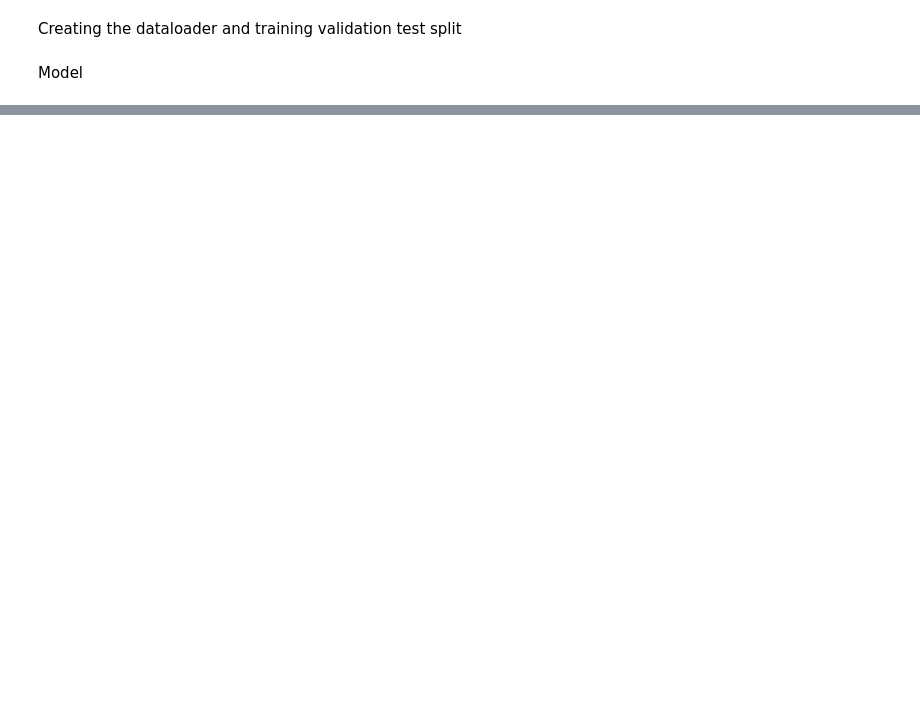
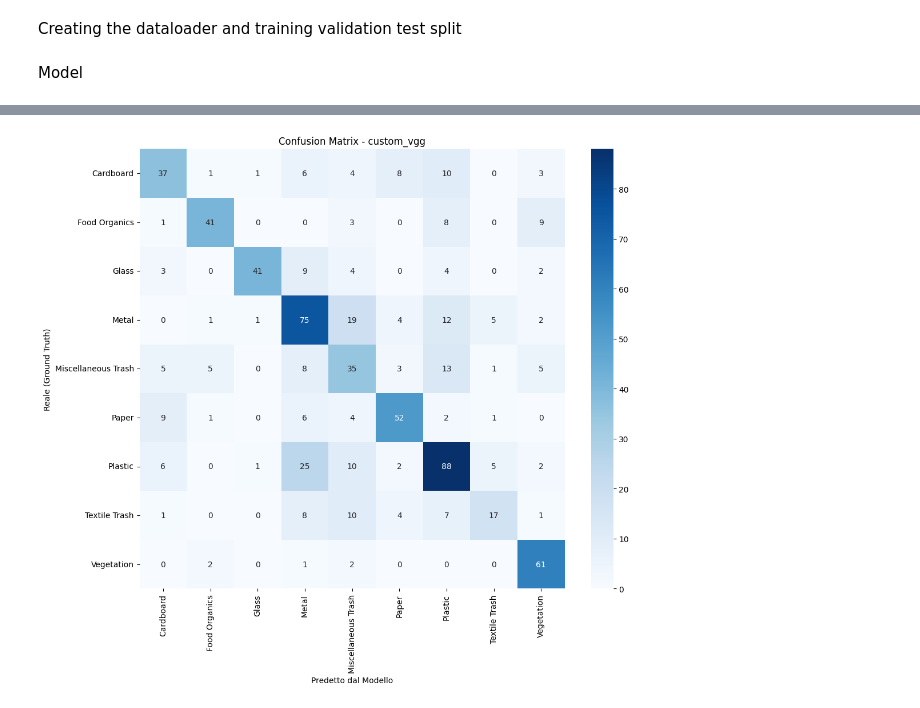
Before and after one commit to DanBracs7/waste-classification, a Jupyter notebook: waste_classification_FDS.ipynb, the cells around one changed output, grey strips where cells are left out. Saved outputs shown, nothing was run; the diff lists cells and outputs as text; code cells hidden in the pictures; blank space fills up the shorter version.

Commit message:
notebook completato con i nuovi modelli pronto da modificare

```diff
--- a/easynotebook.ipynb
+++ b/waste_classification_FDS.ipynb
@@ -305,8 +267,6 @@ def save_history(history, filename):
         pickle.dump(history, f)
     print(f"History salvata in: {filepath}")
 # %%
-
-
 def get_dataloaders():
     """
     Returns DataLoaders for Train, Val, and Test
@@ -333,15 +293,15 @@ def get_dataloaders():
     }
 
     # Dataset creation
-    image_datasets = {x: datasets.ImageFolder(os.path.join(config.PROCESSED_DATA_DIR, x),
+    image_datasets = {x: datasets.ImageFolder(os.path.join(PROCESSED_DATA_DIR, x),
                                               data_transforms[x])
                       for x in ['train', 'val', 'test']}
 
     # DataLoader creation
     dataloaders = {x: DataLoader(image_datasets[x],
-                                 batch_size=config.BATCH_SIZE,
+                                 batch_size=BATCH_SIZE,
                                  shuffle=(x=='train'), # Shuffle only the train
-                                 num_workers=config.NUM_WORKERS)
+                                 num_workers=NUM_WORKERS)
                    for x in ['train', 'val', 'test']}
 
     class_names = image_datasets['train'].classes
@@ -648,0 +677,86 @@ Train Loss: 0.9899 Acc: 0.6404
+# %%
+import torch
+import numpy as np
+
+from tqdm.notebook import tqdm
+
+# --- 1. PREPARAZIONE MODELLO ---
+# Ricrea l'architettura pulita
+model = initialize_model(len(class_names), model_name=MODEL_NAME)
+model = model.to(DEVICE)
+
+# Costruisci il percorso dei pesi migliori
+model_dir = os.path.join(OUTPUT_DIR, f'{MODEL_NAME}_outputs')
+weights_path = os.path.join(model_dir, f"{MODEL_NAME}_best.pth")
+
+# Carica i pesi
+if os.path.exists(weights_path):
+    print(f"⚖️ Caricamento pesi da: {weights_path}")
+    model.load_state_dict(torch.load(weights_path, map_location=DEVICE))
+else:
+    print(f"⚠️ ATTENZIONE: File pesi non trovato! I risultati saranno casuali.")
+
+# Metti in modalità esame (No Dropout)
+model.eval()
+
+# --- 2. ESECUZIONE SUL TEST SET ---
+if 'test' in dataloaders:
+    print(f"Avvio valutazione sul Test Set ({len(dataloaders['test'].dataset)} immagini)...")
+
+    all_preds = []
+    all_labels = []
+
+    with torch.no_grad(): # Disabilita gradienti per risparmiare memoria
+        for inputs, labels in tqdm(dataloaders['test'], desc="Testing"):
+            inputs = inputs.to(DEVICE)
+            labels = labels.to(DEVICE)
+
+            outputs = model(inputs)
+            _, preds = torch.max(outputs, 1)
+
+            all_preds.extend(preds.cpu().numpy())
+            all_labels.extend(labels.cpu().numpy())
+
+    # --- 3. SALVATAGGIO CSV ---
+    # Convertiamo i numeri (es. 0, 1) in nomi (es. Cardboard, Glass) per leggibilità
+    str_labels = [class_names[i] for i in all_labels]
+    str_preds = [class_names[i] for i in all_preds]
+
+    # Creiamo il DataFrame
+    results_df = pd.DataFrame({
+        'True_Label': str_labels,
+        'Predicted_Label': str_preds,
+        'Correct': [t == p for t, p in zip(str_labels, str_preds)]
+    })
+
+    # Salviamo su disco
+    csv_path = os.path.join(model_dir, f"{MODEL_NAME}_test_results.csv")
+    results_df.to_csv(csv_path, index=False)
+    print(f"Risultati dettagliati salvati in CSV: {csv_path}")
+
+    # --- 4. REPORT E GRAFICI ---
+
+    # A. Report Testuale
+    print("\n CLASSIFICATION REPORT")
+    # Usa zero_division=0 per evitare warning se alcune classi non vengono mai predette
+    print(classification_report(all_labels, all_preds, target_names=class_names, zero_division=0))
+
+    # B. Matrice di Confusione
+    plt.figure(figsize=(12, 10))
+    cm = confusion_matrix(all_labels, all_preds)
+    sns.heatmap(cm, annot=True, fmt='d', cmap='Blues',
+                xticklabels=class_names, yticklabels=class_names)
+    plt.xlabel('Predetto dal Modello')
+    plt.ylabel('Reale (Ground Truth)')
+    plt.title(f'Confusion Matrix - {MODEL_NAME}')
+
+    # Salva il grafico
+    cm_path = os.path.join(model_dir, f"{MODEL_NAME}_confusion_matrix.png")
+    plt.savefig(cm_path, dpi=300)
+    print(f"Matrice salvata in: {cm_path}")
+
+    plt.show()
+
+else:
+    print("Errore: DataLoader 'test' non trovato. Esegui la Cella 2.")
+# %% [output]
@@ -648,0 +786 @@ Train Loss: 0.9899 Acc: 0.6404
+[figure, added]
```
Also changed, not shown: parts of 12 cells of this notebook, 2 other files.
